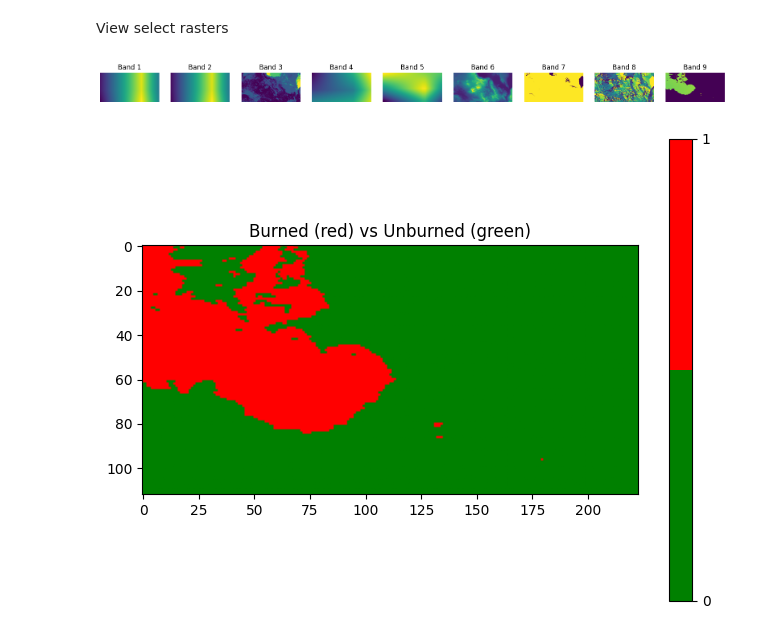
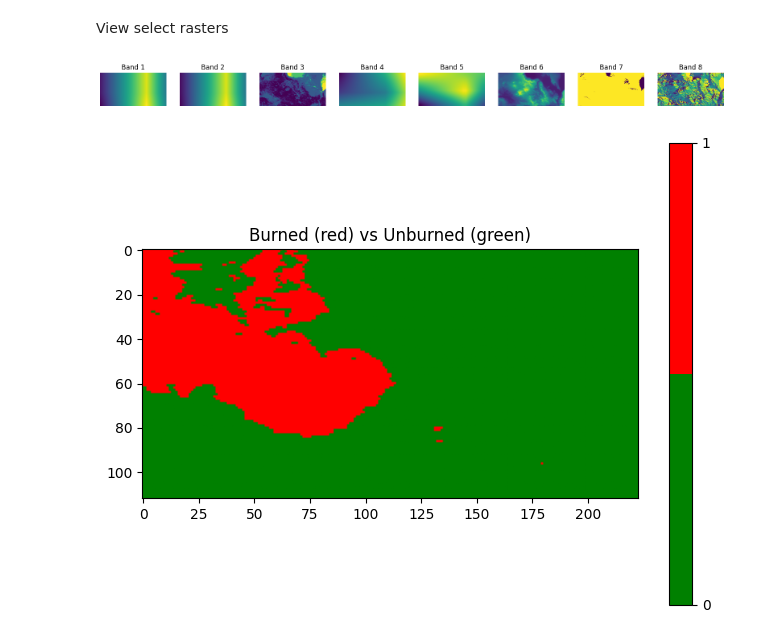
Before and after one commit to johnwaugh1/CS5245-Final-Project, a Jupyter notebook: notebooks/02_data_preprocessing.ipynb, the cells around one changed output. Drawn from its saved outputs; the diff is of its cells as text; code cells hidden in the pictures.

Commit message:
Fixed labeling issue, retrained model for accurate results

```diff
--- a/notebooks/02_data_preprocessing.ipynb
+++ b/notebooks/02_data_preprocessing.ipynb
@@ -75,7 +75,7 @@ for fire in fires:
     burned_arr, burned_transform, burned_crs, burned_profile = read_raster(burned_path)
 
     base_profile = burned_profile.copy()
-    base_profile.update(count=9)
+    base_profile.update(count=8)
     height, width = burned_arr.shape
 
     # Load and resample all input rasters
@@ -111,11 +111,12 @@ for fire in fires:
         srtm,
         slope,
         aspect,
-        burned_arr
     ], axis=0)
 
     # Labels
     labels = burned_mask(burned_arr)
+    print(np.unique(labels))
+    print(np.unique(burned_arr))
 
     # Write output rasters
     feature_path = os.path.join(fire_processed_path, f"features.tif")
@@ -130,8 +131,7 @@ for fire in fires:
         "chirps_precip",
         "srtm_dem",
         "slope",
-        "aspect",
-        "burned_arr"
+        "aspect"
     ]
 
     base_profile = burned_profile.copy()
@@ -156,6 +156,18 @@ for fire in fires:
     ) as dst:
         dst.write(labels, 1)
 
+    plt.figure(figsize=(12,5))
+
+    plt.subplot(1,2,1)
+    plt.imshow(burned_arr, cmap="hot")
+    plt.title("Raw MODIS burned area")
+
+    plt.subplot(1,2,2)
+    plt.imshow(labels, cmap="gray")
+    plt.title("Binary labels (after preprocessing)")
+
+    plt.show()
+
     print(f"Saved processed data for fire: {fire}")
 # %% [output]
 Processing fire: bootleg_fire
@@ -179,26 +213,26 @@ View select rasters
 # %%
 feature_tif_path = "../data/processed/bootleg_fire/features.tif"
 
-fig, axes = plt.subplots(1, 9, figsize=(20, 4))
+fig, axes = plt.subplots(1, 8, figsize=(20, 4))
 
 with rasterio.open(feature_tif_path) as src:
-    for i in range(9):
+    for i in range(8):
         band = src.read(i+1)
         axes[i].imshow(band, cmap="viridis")
         axes[i].set_title(f"Band {i+1}")
         axes[i].axis("off")
 
 plt.show()
 
 label_tif_path = "../data/processed/bootleg_fire/labels.tif"
 with rasterio.open(label_tif_path) as src:
     labels = src.read(1)
 
 plt.figure(figsize=(8,6))
 plt.imshow(labels, cmap=ListedColormap(["green", "red"]), vmin=0, vmax=1)
 plt.colorbar(ticks=[0,1])
 plt.title("Burned (red) vs Unburned (green)")
 plt.show()
 # %% [output]
-[figure, old version]
+[figure, new version]
 [figure]
```
Also changed, not shown: parts of 1 cell of this notebook, 36 other files.
